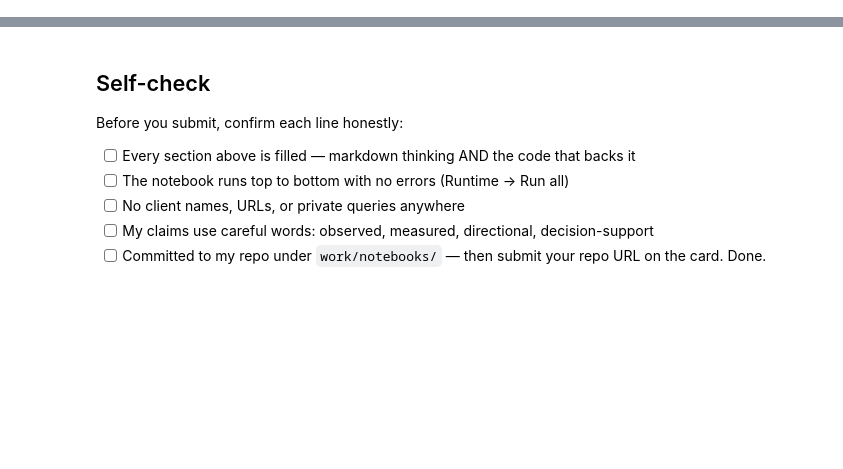
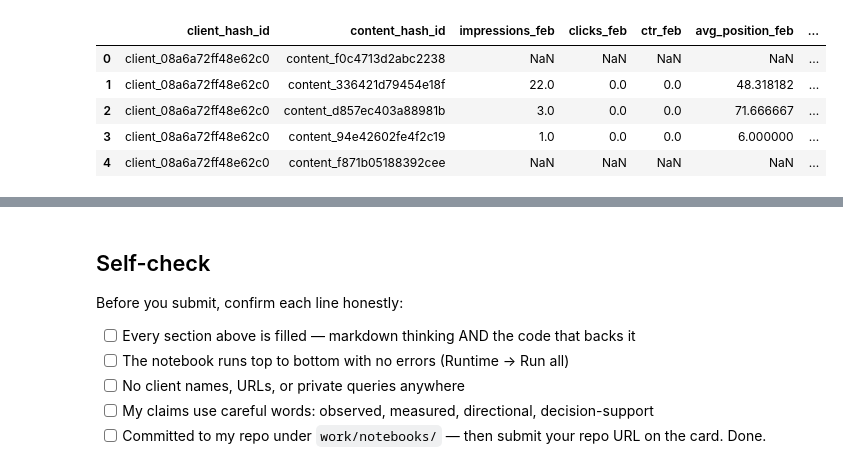
Before and after one commit to minamalak123/FlyRankIntern, a Jupyter notebook: work/notebooks/w05_model.ipynb, the cells around one changed output, grey strips where cells are left out. Cells and saved outputs as stored; diff of their text form; code cells hidden in the pictures; blank space fills up the shorter version.

```diff
--- a/work/notebooks/w05_model.ipynb
+++ b/work/notebooks/w05_model.ipynb
@@ -12,0 +43,11 @@ This skeleton is yours to fill. Work the sections **in order** — each one has
+# %%
+
+
+con = duckdb.connect()
+
+con.execute("""
+INSTALL https;
+LOAD https;
+""")
+
+print("DuckDB connection ready")
@@ -12,0 +79,75 @@ This skeleton is yours to fill. Work the sections **in order** — each one has
+# %%
+
+feb_features = con.execute(f"""
+SELECT
+    client_hash_id,
+    content_hash_id,
+
+    SUM(gsc_impressions) FILTER (
+        WHERE gsc_data_available IS TRUE
+    ) AS impressions_feb,
+
+    SUM(gsc_clicks) FILTER (
+        WHERE gsc_data_available IS TRUE
+    ) AS clicks_feb,
+
+    CASE
+        WHEN SUM(gsc_impressions) FILTER (
+            WHERE gsc_data_available IS TRUE
+        ) > 0
+        THEN
+            SUM(
+                gsc_impressions * gsc_avg_position
+            ) FILTER (
+                WHERE gsc_data_available IS TRUE
+                  AND gsc_avg_position IS NOT NULL
+            )
+            /
+            SUM(gsc_impressions) FILTER (
+                WHERE gsc_data_available IS TRUE
+            )
+        ELSE NULL
+    END AS avg_position_feb,
+
+    SUM(ga4_engaged_sessions) FILTER (
+        WHERE ga4_data_available IS TRUE
+    ) AS engaged_sessions_feb,
+
+    SUM(ga4_sessions) FILTER (
+        WHERE ga4_data_available IS TRUE
+    ) AS sessions_feb
+
+FROM read_parquet('{feb_file}')
+
+GROUP BY
+    client_hash_id,
+    content_hash_id
+""").fetchdf()
+
+feb_features["ctr_feb"] = (
+    feb_features["clicks_feb"]
+    / feb_features["impressions_feb"].replace(0, np.nan)
+)
+
+feb_features["engagement_rate_feb"] = (
+    feb_features["engaged_sessions_feb"]
+    / feb_features["sessions_feb"].replace(0, np.nan)
+)
+
+five_features = feb_features[
+    [
+        "client_hash_id",
+        "content_hash_id",
+        "impressions_feb",
+        "clicks_feb",
+        "ctr_feb",
+        "avg_position_feb",
+        "engagement_rate_feb"
+    ]
+].copy()
+
+print("Five-feature frame created.")
+print("Rows:", len(five_features))
+
+five_features.head()
+# %% [output]
@@ -12,0 +156,6 @@ This skeleton is yours to fill. Work the sections **in order** — each one has
+|  | client_hash_id | content_hash_id | impressions_feb | clicks_feb | ctr_feb | avg_position_feb | ... |
+| 0 | client_08a6a72ff48e62c0 | content_f0c4713d2abc2238 | NaN | NaN | NaN | NaN | ... |
+| 1 | client_08a6a72ff48e62c0 | content_336421d79454e18f | 22.0 | 0.0 | 0.0 | 48.318182 | ... |
+| 2 | client_08a6a72ff48e62c0 | content_d857ec403a88981b | 3.0 | 0.0 | 0.0 | 71.666667 | ... |
+| 3 | client_08a6a72ff48e62c0 | content_94e42602fe4f2c19 | 1.0 | 0.0 | 0.0 | 6.000000 | ... |
+| 4 | client_08a6a72ff48e62c0 | content_f871b05188392cee | NaN | NaN | NaN | NaN | ... |
```
Also changed, not shown: parts of 34 cells of this notebook.
